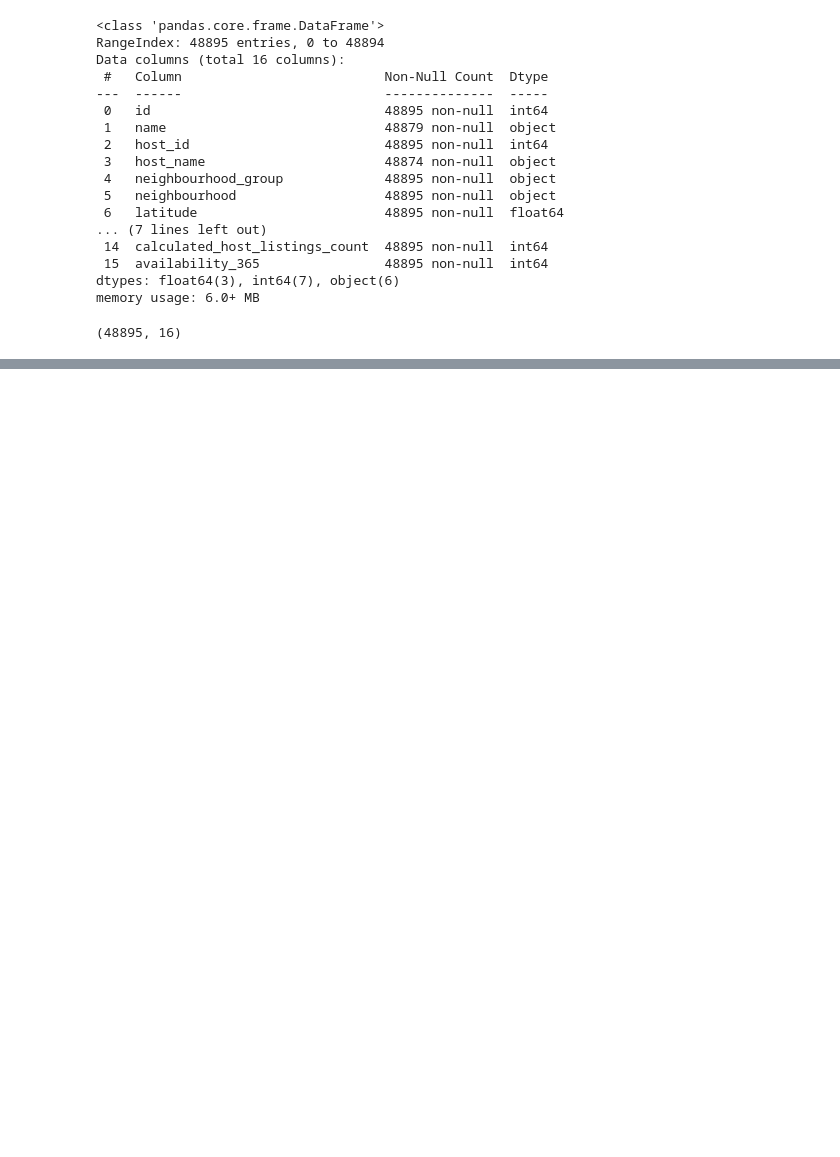
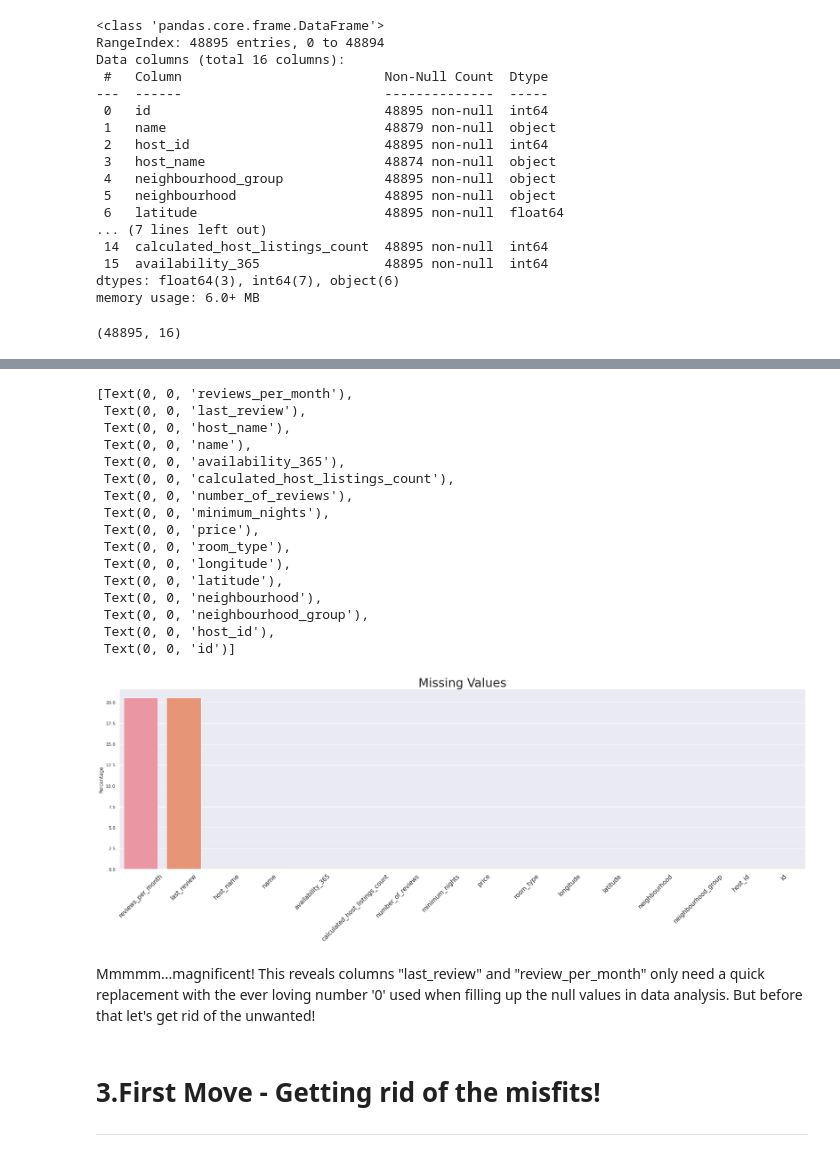
Before and after one commit to kawee424/almabetter-team-capstone-projects, a Jupyter notebook: Airbnb_Bookings_Analysis_Capstone_Project.ipynb, the cells around one changed output, grey strips where cells are left out. Drawn from its saved outputs; the diff is of its cells as text; code cells hidden in the pictures; blank space fills up the shorter version.

```diff
--- a/Airbnb_Bookings_Analysis_Capstone_Project.ipynb
+++ b/Airbnb_Bookings_Analysis_Capstone_Project.ipynb
@@ -83,0 +134,6 @@ Apparantely, a careful over head examination of the airbnb dataset shows that th
+# %%
+#Dig into the count and percentages
+tot_missing = airbnb_df.isnull().sum().sort_values(ascending=False)
+percent_missing = (airbnb_df.isnull().sum()* 100 / len(airbnb_df)).round(2).sort_values(ascending=False)
+lost_souls = pd.concat([tot_missing, percent_missing], axis=1, keys=['Total', 'Percentage'])
+lost_souls.head(20)
@@ -83,0 +158,35 @@ Apparantely, a careful over head examination of the airbnb dataset shows that th
+# %%
+#Visualize the numbers
+sns.set_theme(style="whitegrid")
+sns.set(rc={'figure.figsize':(30.7,8.27)})
+
+vis_missing = sns.barplot(x=lost_souls.index, y='Percentage', data=lost_souls)
+
+vis_missing.set_title('Missing Values', fontsize = 30)
+vis_missing.set_xticklabels(vis_missing.get_xmajorticklabels(), fontsize = 15, rotation=45)
+# %% [output]
+[Text(0, 0, 'reviews_per_month'),
+ Text(0, 0, 'last_review'),
+ Text(0, 0, 'host_name'),
+ Text(0, 0, 'name'),
+ Text(0, 0, 'availability_365'),
+ Text(0, 0, 'calculated_host_listings_count'),
+ Text(0, 0, 'number_of_reviews'),
+ Text(0, 0, 'minimum_nights'),
+ Text(0, 0, 'price'),
+ Text(0, 0, 'room_type'),
+ Text(0, 0, 'longitude'),
+ Text(0, 0, 'latitude'),
+ Text(0, 0, 'neighbourhood'),
+ Text(0, 0, 'neighbourhood_group'),
+ Text(0, 0, 'host_id'),
+ Text(0, 0, 'id')]
+[figure, added]
+# %% [markdown]
+Mmmmm...magnificent! This reveals columns "last_review" and "review_per_month" only need a quick replacement with the ever loving number '0' used when filling up the null values in data analysis. But before that let's get rid of the unwanted!
+# %% [markdown]
+# 3.First Move - Getting rid of the misfits!
+
+
+
+---
```
Also changed, not shown: parts of 23 cells of this notebook.
